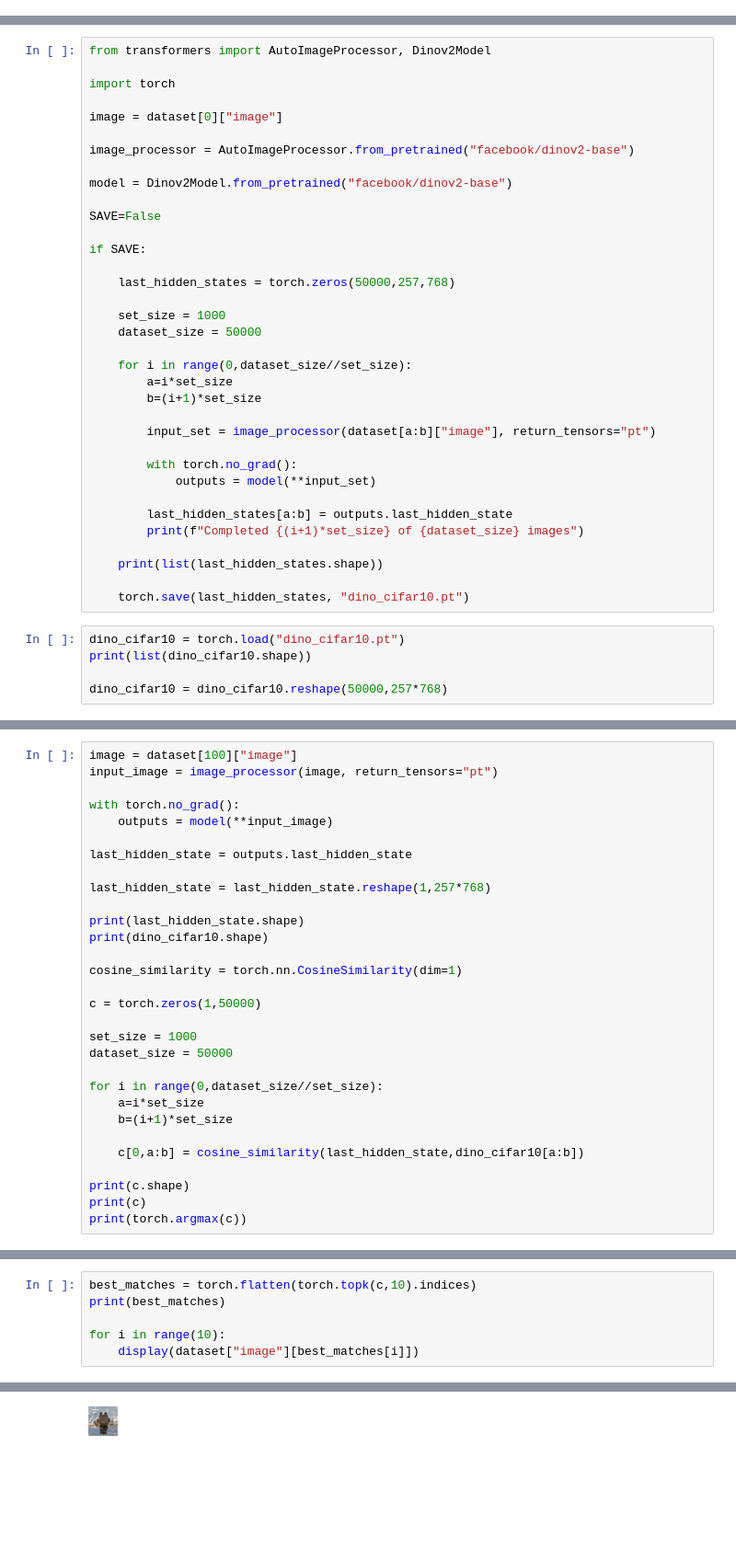
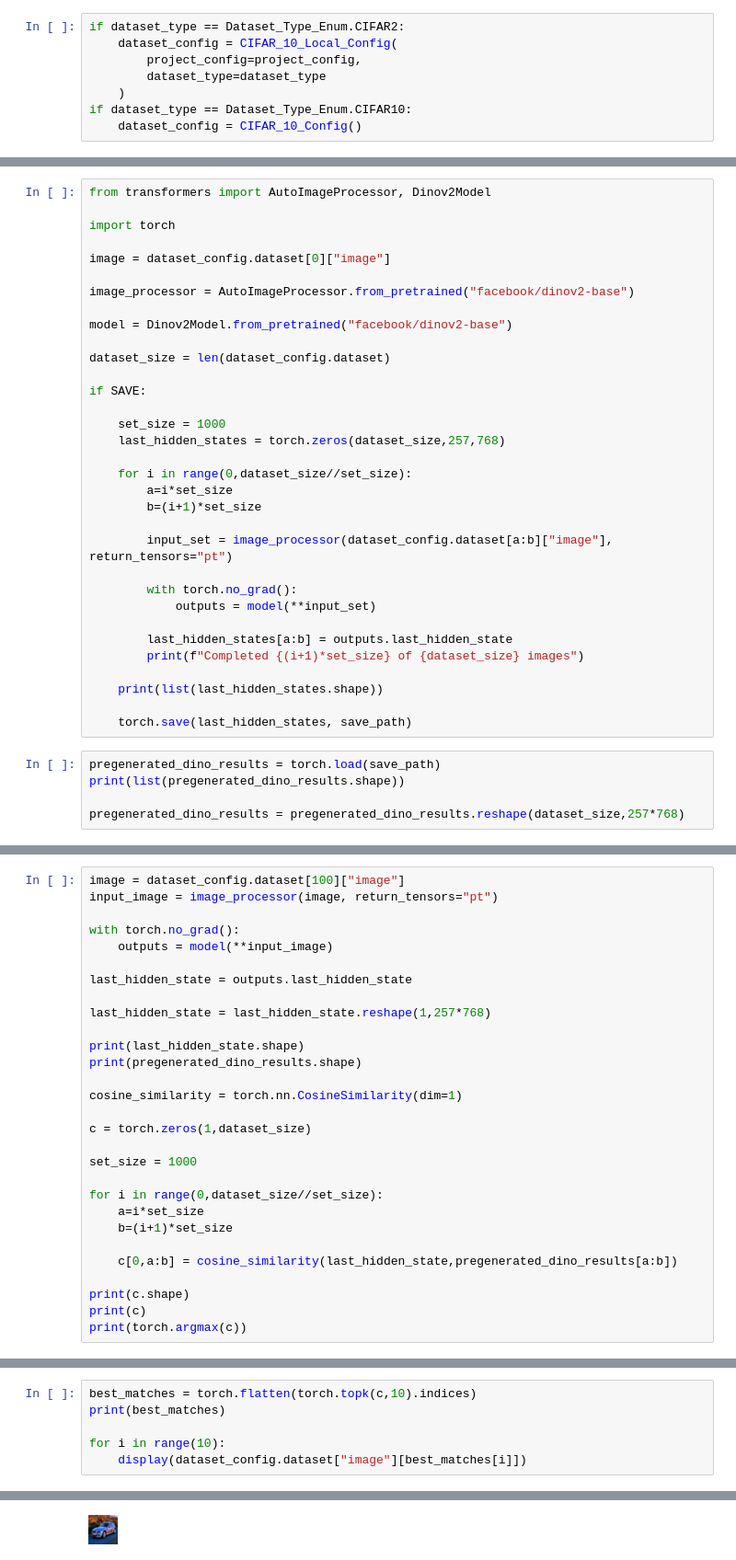
Before and after one commit to Naterjack/Data-Attribution-for-Stable-Diffusion, a Jupyter notebook: DINO_conversion.ipynb, the cells around one changed output, grey strips where cells are left out. Shown at 92% size. Cells and saved outputs as stored; diff of their text form; blank space fills up the shorter version.

```diff
--- a/DINO_conversion.ipynb
+++ b/DINO_conversion.ipynb
@@ -38,0 +14,8 @@ Dataset({
+# %%
+if dataset_type == Dataset_Type_Enum.CIFAR2:
+    dataset_config = CIFAR_10_Local_Config(
+        project_config=project_config,
+        dataset_type=dataset_type
+    )
+if dataset_type == Dataset_Type_Enum.CIFAR10:
+    dataset_config = CIFAR_10_Config()
@@ -49,26 +37,24 @@ from transformers import AutoImageProcessor, Dinov2Model
 
 import torch
 
-image = dataset[0]["image"]
+image = dataset_config.dataset[0]["image"]
 
 image_processor = AutoImageProcessor.from_pretrained("facebook/dinov2-base")
 
 model = Dinov2Model.from_pretrained("facebook/dinov2-base")
 
-SAVE=False
+dataset_size = len(dataset_config.dataset)
 
 if SAVE:
 
-    last_hidden_states = torch.zeros(50000,257,768)
-
     set_size = 1000
-    dataset_size = 50000
+    last_hidden_states = torch.zeros(dataset_size,257,768)
 
     for i in range(0,dataset_size//set_size):
         a=i*set_size
         b=(i+1)*set_size
 
-        input_set = image_processor(dataset[a:b]["image"], return_tensors="pt")
+        input_set = image_processor(dataset_config.dataset[a:b]["image"], return_tensors="pt")
 
         with torch.no_grad():
             outputs = model(**input_set)
@@ -78,10 +64,10 @@ if SAVE:
 
     print(list(last_hidden_states.shape))
 
-    torch.save(last_hidden_states, "dino_cifar10.pt")
+    torch.save(last_hidden_states, save_path)
 # %%
-dino_cifar10 = torch.load("dino_cifar10.pt")
-print(list(dino_cifar10.shape))
+pregenerated_dino_results = torch.load(save_path)
+print(list(pregenerated_dino_results.shape))
 
-dino_cifar10 = dino_cifar10.reshape(50000,257*768)
+pregenerated_dino_results = pregenerated_dino_results.reshape(dataset_size,257*768)
 # %% [output]
@@ -89,5 +75,5 @@ dino_cifar10 = dino_cifar10.reshape(50000,257*768)
 # %%
-image = dataset[100]["image"]
+image = dataset_config.dataset[100]["image"]
 input_image = image_processor(image, return_tensors="pt")
 
 with torch.no_grad():
@@ -98,20 +84,19 @@ last_hidden_state = outputs.last_hidden_state
 last_hidden_state = last_hidden_state.reshape(1,257*768)
 
 print(last_hidden_state.shape)
-print(dino_cifar10.shape)
+print(pregenerated_dino_results.shape)
 
 cosine_similarity = torch.nn.CosineSimilarity(dim=1)
 
-c = torch.zeros(1,50000)
+c = torch.zeros(1,dataset_size)
 
 set_size = 1000
-dataset_size = 50000
 
 for i in range(0,dataset_size//set_size):
     a=i*set_size
     b=(i+1)*set_size
 
-    c[0,a:b] = cosine_similarity(last_hidden_state,dino_cifar10[a:b])
+    c[0,a:b] = cosine_similarity(last_hidden_state,pregenerated_dino_results[a:b])
 
 print(c.shape)
 print(c)
@@ -127,5 +112,5 @@ best_matches = torch.flatten(torch.topk(c,10).indices)
 print(best_matches)
 
 for i in range(10):
-    display(dataset["image"][best_matches[i]])
+    display(dataset_config.dataset["image"][best_matches[i]])
 # %% [output]
@@ -135 +120 @@ tensor([  100, 29092, 31090, 14660, 42653, 13771, 20238, 22508, 45898,  4564])
-[figure, old version]
+[figure, new version]
```
Also changed, not shown: parts of 12 cells of this notebook, 19 other files.
